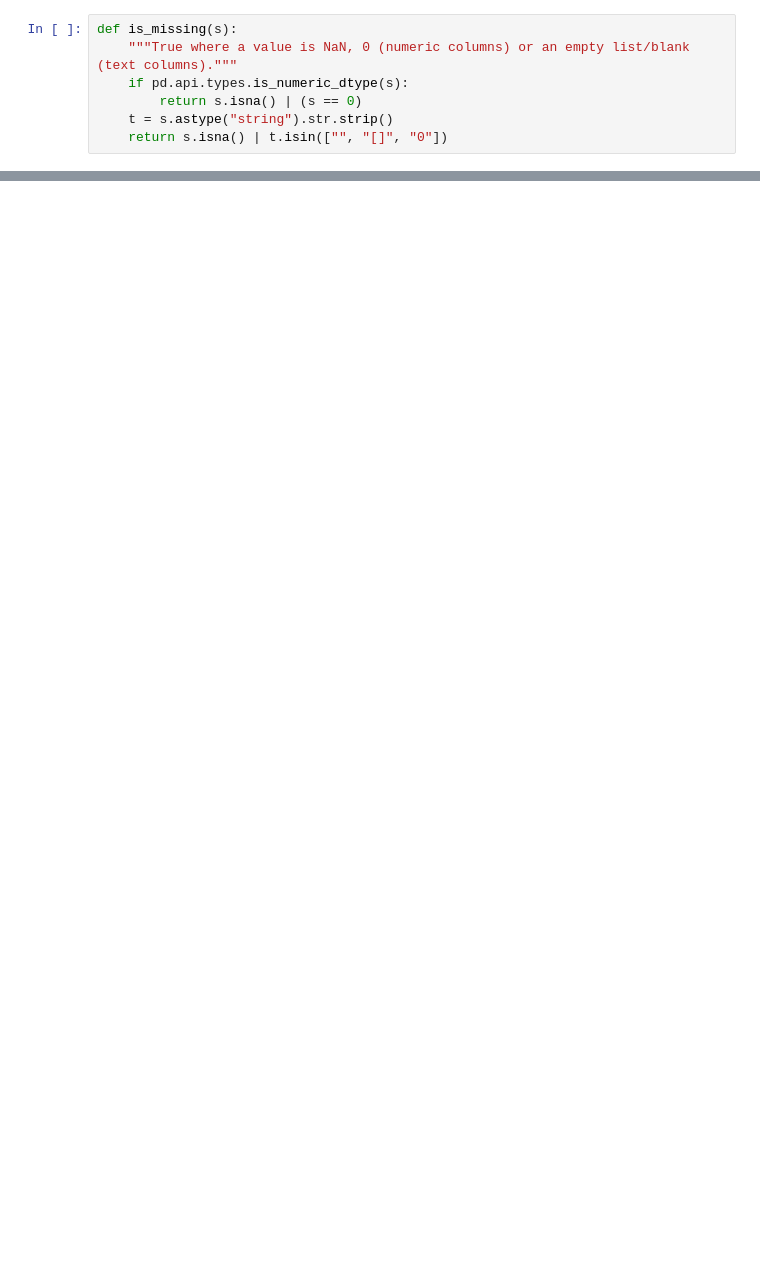
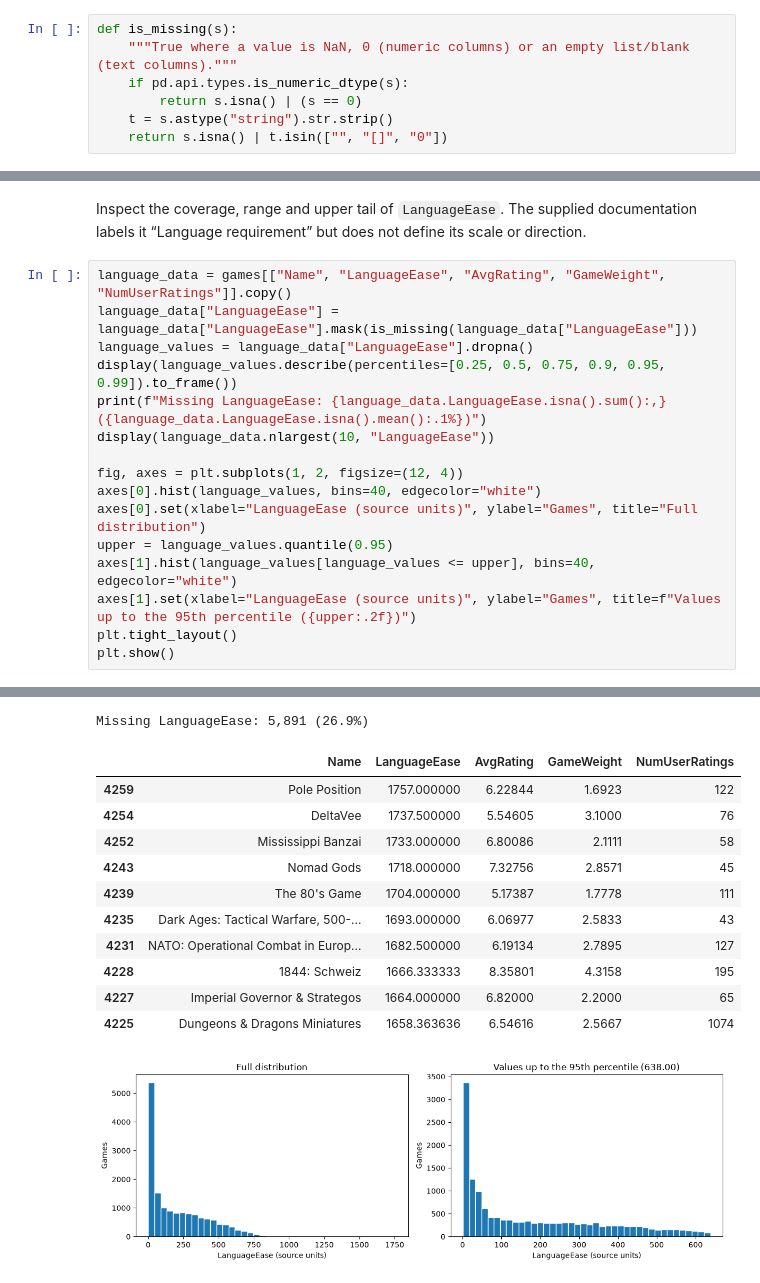
Before and after one commit to Corny2300/PolyCats, a Jupyter notebook: Boardgames/combined_notebook.ipynb, the cells around one changed output, grey strips where cells are left out. Drawn from its saved outputs; the diff is of its cells as text; blank space fills up the shorter version.

```diff
--- a/Boardgames/combined_notebook.ipynb
+++ b/Boardgames/combined_notebook.ipynb
@@ -118,0 +402,19 @@ print(f"Saved {df_comb.shape[0]} rows and {df_comb.shape[1]} columns to {csv_pat
+# %% [markdown]
+Inspect the coverage, range and upper tail of `LanguageEase`. The supplied documentation labels it “Language requirement” but does not define its scale or direction.
+# %%
+language_data = games[["Name", "LanguageEase", "AvgRating", "GameWeight", "NumUserRatings"]].copy()
+language_data["LanguageEase"] = language_data["LanguageEase"].mask(is_missing(language_data["LanguageEase"]))
+language_values = language_data["LanguageEase"].dropna()
+display(language_values.describe(percentiles=[0.25, 0.5, 0.75, 0.9, 0.95, 0.99]).to_frame())
+print(f"Missing LanguageEase: {language_data.LanguageEase.isna().sum():,} ({language_data.LanguageEase.isna().mean():.1%})")
+display(language_data.nlargest(10, "LanguageEase"))
+
+fig, axes = plt.subplots(1, 2, figsize=(12, 4))
+axes[0].hist(language_values, bins=40, edgecolor="white")
+axes[0].set(xlabel="LanguageEase (source units)", ylabel="Games", title="Full distribution")
+upper = language_values.quantile(0.95)
+axes[1].hist(language_values[language_values <= upper], bins=40, edgecolor="white")
+axes[1].set(xlabel="LanguageEase (source units)", ylabel="Games", title=f"Values up to the 95th percentile ({upper:.2f})")
+plt.tight_layout()
+plt.show()
+# %% [output]
@@ -118,0 +433,13 @@ print(f"Saved {df_comb.shape[0]} rows and {df_comb.shape[1]} columns to {csv_pat
+Missing LanguageEase: 5,891 (26.9%)
+|  | Name | LanguageEase | AvgRating | GameWeight | NumUserRatings |
+| 4259 | Pole Position | 1757.000000 | 6.22844 | 1.6923 | 122 |
+| 4254 | DeltaVee | 1737.500000 | 5.54605 | 3.1000 | 76 |
+| 4252 | Mississippi Banzai | 1733.000000 | 6.80086 | 2.1111 | 58 |
+| 4243 | Nomad Gods | 1718.000000 | 7.32756 | 2.8571 | 45 |
+| 4239 | The 80's Game | 1704.000000 | 5.17387 | 1.7778 | 111 |
+| 4235 | Dark Ages: Tactical Warfare, 500-... | 1693.000000 | 6.06977 | 2.5833 | 43 |
+| 4231 | NATO: Operational Combat in Europ... | 1682.500000 | 6.19134 | 2.7895 | 127 |
+| 4228 | 1844: Schweiz | 1666.333333 | 8.35801 | 4.3158 | 195 |
+| 4227 | Imperial Governor & Strategos | 1664.000000 | 6.82000 | 2.2000 | 65 |
+| 4225 | Dungeons & Dragons Miniatures | 1658.363636 | 6.54616 | 2.5667 | 1074 |
+[figure, added]
```
Also changed, not shown: parts of 101 cells of this notebook, 3 other files.
